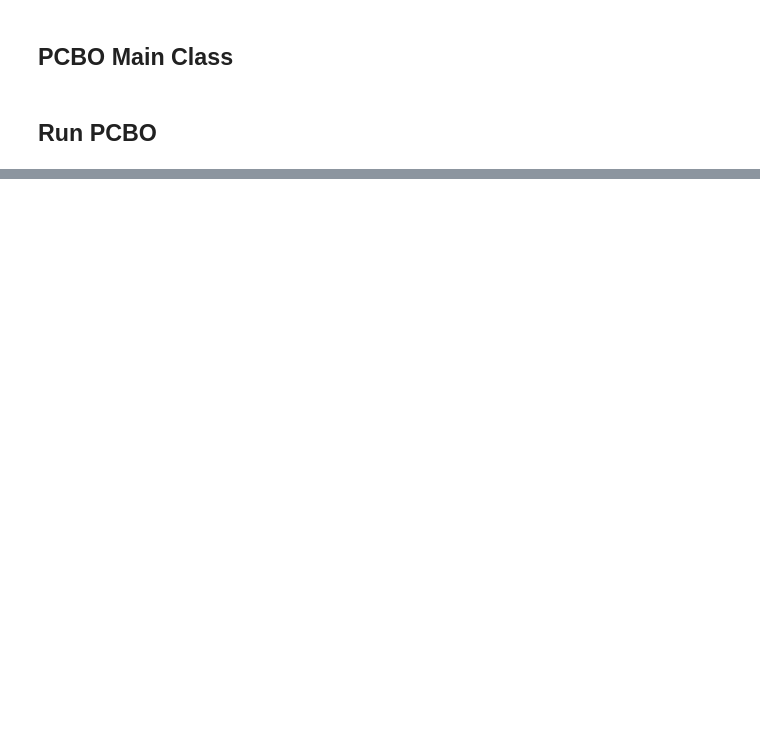
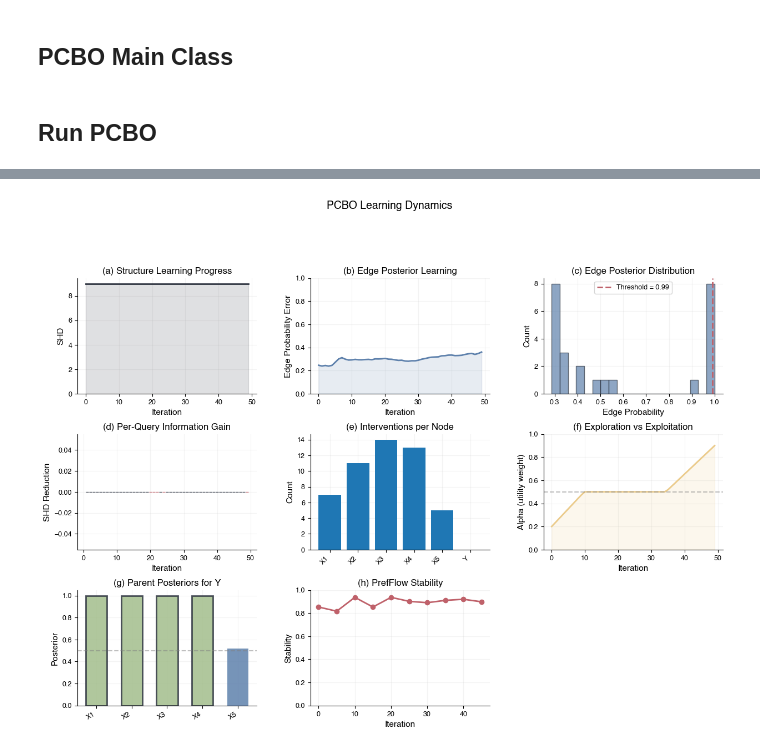
Before and after one commit to ai4ai-lab/preferential-cbo, a Jupyter notebook: demo_pcbo_working.ipynb, the cells around one changed output, grey strips where cells are left out. Saved outputs shown, nothing was run; the diff lists cells and outputs as text; code cells hidden in the pictures; blank space fills up the shorter version.

```diff
--- a/demo_pcbo_working.ipynb
+++ b/demo_pcbo_working.ipynb
@@ -1180,0 +1349,17 @@ Iteration 10/50
+# %%
+# Build P, get PCBO projections, pick t*, compute metrics
+true_adj_np = _to_np(true_adj).astype(int)
+A_proj = _to_np(pcbo.get_learned_dag()).astype(int)
+P_full = build_prob_matrix_from_locals(pcbo)
+
+t_star	= choose_tau_beta_mixture(P_full)
+print(f"Chosen operating threshold t* = {t_star:.3f}")
+
+# Threshold -> no projection
+A_thr = (P_full >= t_star).astype(int)  # thresholded binary (no projection)
+
+# Threshold -> project
+A_thrproj = greedy_map_dag_from_edge_matrix(torch.tensor(P_full*(P_full>=t_star), dtype=torch.float64, device=pcbo.device), score="logit").cpu().numpy().astype(int)
+
+m_proj = metrics_graph(true_adj_np, A_proj, prob_matrix=P_full)
+m_thr = metrics_graph(true_adj_np, A_thrproj, prob_matrix=P_full)
@@ -1877,0 +1703,80 @@ High-confidence parents of Y (P >= 0.9995):
+# %%
+# ============================= FIGURE 1: Convergence & Histogram =============================
+fig = plt.figure(figsize=(15, 10))
+gs  = GridSpec(3, 3, figure=fig, hspace=0.35, wspace=0.3)
+
+# (a) SHD progress
+ax1 = fig.add_subplot(gs[0,0])
+ax1.plot(pcbo.iteration_history, pcbo.graph_distances, color=COLORS['primary'], linewidth=2)
+ax1.fill_between(pcbo.iteration_history, 0, pcbo.graph_distances, alpha=0.15, color=COLORS['primary'])
+ax1.set_xlabel('Iteration'); ax1.set_ylabel('SHD'); ax1.set_title('(a) Structure Learning Progress'); ax1.set_ylim(bottom=0)
+
+# (b) Edge prob error
+ax2 = fig.add_subplot(gs[0,1])
+ax2.plot(pcbo.iteration_history, pcbo.edge_prob_errors, color=COLORS['secondary'], linewidth=2)
+ax2.fill_between(pcbo.iteration_history, 0, pcbo.edge_prob_errors, alpha=0.15, color=COLORS['secondary'])
+ax2.set_xlabel('Iteration'); ax2.set_ylabel('Edge Probability Error'); ax2.set_title('(b) Edge Posterior Learning'); ax2.set_ylim([0,1])
+
+# (c) Edge posterior distribution + threshold
+ax3 = fig.add_subplot(gs[0,2])
+m = _offdiag_flat(P_full); P_flat = P_full[m].ravel()
+P_flat = P_flat[P_flat>1e-3]
+ax3.hist(P_flat, bins=20, color=COLORS['secondary'], alpha=0.7, edgecolor=COLORS['primary'])
+ax3.axvline(t_star, color=COLORS['accent'], linestyle='--', linewidth=2, label=f'Threshold = {t_star:.2f}')
+ax3.set_xlabel('Edge Probability'); ax3.set_ylabel('Count'); ax3.set_title('(c) Edge Posterior Distribution')
+ax3.legend(loc='best')
+
+# (d) Per-query info gain (ΔSHD)
+ax4 = fig.add_subplot(gs[1,0])
+if len(pcbo.graph_distances)>1:
+    ig = -np.diff(pcbo.graph_distances, prepend=pcbo.graph_distances[0])
+    bars = ax4.bar(pcbo.iteration_history[1:], ig[1:], color=COLORS['info'], alpha=0.8, edgecolor=COLORS['primary'])
+    top = np.argsort(ig[1:])[-5:]
+    for idx in top: bars[idx].set_color(COLORS['accent'])
+ax4.set_xlabel('Iteration'); ax4.set_ylabel('SHD Reduction'); ax4.set_title('(d) Per-Query Information Gain')
+
+# (e) Interventions per node
+ax5 = fig.add_subplot(gs[1,1])
+if pcbo.selected_interventions:
+    counts = pd.Series([n for n,_ in pcbo.selected_interventions]).value_counts().reindex(range(pcbo.n_nodes), fill_value=0)
+    ax5.bar(range(pcbo.n_nodes), counts.values)
+    ax5.set_xticks(range(pcbo.n_nodes)); ax5.set_xticklabels(pcbo.node_names, rotation=45, ha='right')
+    ax5.set_ylabel('Count'); ax5.set_title('(e) Interventions per Node')
+
+# (f) alpha schedule
+ax6 = fig.add_subplot(gs[1,2])
+alphas = [pcbo._compute_acquisition_weight(i) for i in range(len(pcbo.iteration_history) or 1)]
+ax6.plot(alphas, color=COLORS['warning'], linewidth=2)
+ax6.fill_between(range(len(alphas)), 0, alphas, alpha=0.15, color=COLORS['warning'])
+ax6.set_xlabel('Iteration'); ax6.set_ylabel('Alpha (utility weight)'); ax6.set_title('(f) Exploration vs Exploitation'); ax6.set_ylim([0,1]); ax6.axhline(0.5, color='gray', linestyle='--', alpha=0.5)
+
+# (g) Parent posteriors for Y (compact)
+ax7 = fig.add_subplot(gs[2,0])
+lp_y = pcbo.local_posts[pcbo.y_idx]
+pp   = _to_np(lp_y.edge_posterior()); parents = [pcbo.node_names[i] for i in lp_y.parent_idx]
+true_mask = (true_adj_np[lp_y.parent_idx, pcbo.y_idx]==1)
+x = np.arange(len(parents))
+bars = ax7.bar(x, pp, color=COLORS['secondary'], alpha=0.85, width=0.6)
+for k,b in enumerate(bars):
+    if true_mask[k]: b.set_color(COLORS['success']); b.set_edgecolor(COLORS['primary']); b.set_linewidth(2)
+ax7.set_xticks(x); ax7.set_xticklabels(parents, rotation=30, ha='right')
+ax7.set_ylim(0,1.05); ax7.axhline(0.5, color='gray', linestyle='--', alpha=0.5)
+ax7.set_ylabel('Posterior'); ax7.set_title(f'(g) Parent Posteriors for {pcbo.node_names[pcbo.y_idx]}')
+
+# (h) PrefFlow stability (keep)
+ax8 = fig.add_subplot(gs[2,1])
+stab = []
+win = 5
+for i in range(0, len(pcbo.utility_errors), win):
+    w = pcbo.utility_errors[i:i+win]
+    if w: stab.append(1 - np.std(w))
+if stab:
+    ax8.plot(range(0, len(pcbo.utility_errors), win), stab, color=COLORS['accent'], linewidth=2, marker='o')
+ax8.set_xlabel('Iteration'); ax8.set_ylabel('Stability'); ax8.set_title('(h) PrefFlow Stability'); ax8.set_ylim([0,1])
+
+plt.suptitle('PCBO Learning Dynamics', fontsize=14, fontweight='bold', y=1.02)
+plt.tight_layout()
+if SAVE_FIGS: plt.savefig(os.path.join(FIG_DIR, 'pcbo_convergence.pdf'), dpi=300, bbox_inches='tight')
+plt.show()
+# %% [output]
+[figure, added]
```
Also changed, not shown: parts of 33 cells of this notebook.
